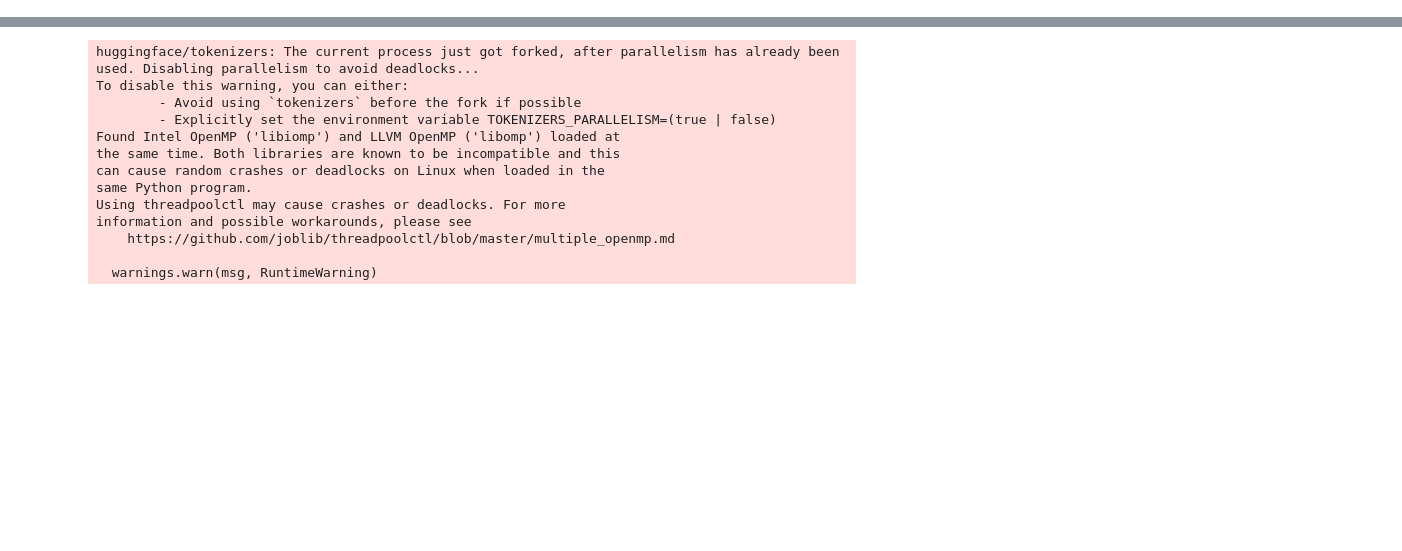
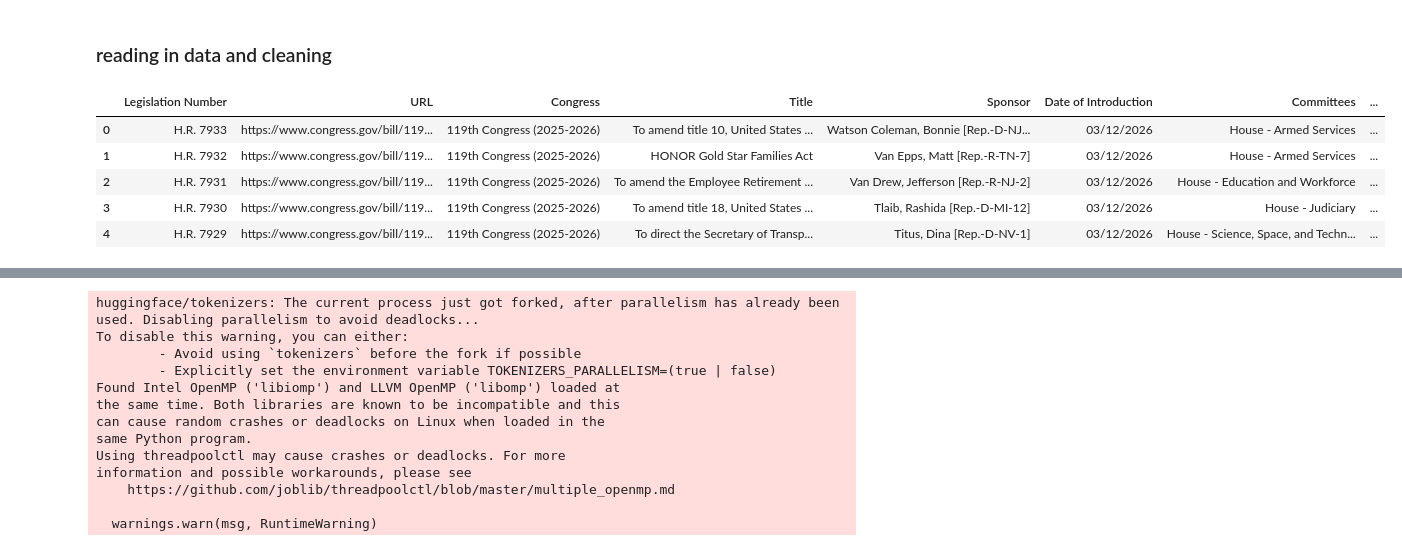
Before and after one commit to maddyjin/ds4420project, a Jupyter notebook: eda/bill_categories.ipynb, the cells around one changed output, grey strips where cells are left out. Drawn from its saved outputs; the diff is of its cells as text; code cells hidden in the pictures; blank space fills up the shorter version.

```diff
--- a/eda/bill_categories.ipynb
+++ b/eda/bill_categories.ipynb
@@ -15,0 +24,16 @@ from collections import Counter
+# %% [markdown]
+### reading in data and cleaning
+# %%
+# data downloaded from online, 2500 bills in bills1.csv
+bills1_df = pd.read_csv(
+    "../data/bills/bills1.csv",
+    skiprows=2
+)
+bills1_df.head()
+# %% [output]
+|  | Legislation Number | URL | Congress | Title | Sponsor | Date of Introduction | Committees | ... |
+| 0 | H.R. 7933 | https://www.congress.gov/bill/119... | 119th Congress (2025-2026) | To amend title 10, United States ... | Watson Coleman, Bonnie [Rep.-D-NJ... | 03/12/2026 | House - Armed Services | ... |
+| 1 | H.R. 7932 | https://www.congress.gov/bill/119... | 119th Congress (2025-2026) | HONOR Gold Star Families Act | Van Epps, Matt [Rep.-R-TN-7] | 03/12/2026 | House - Armed Services | ... |
+| 2 | H.R. 7931 | https://www.congress.gov/bill/119... | 119th Congress (2025-2026) | To amend the Employee Retirement ... | Van Drew, Jefferson [Rep.-R-NJ-2] | 03/12/2026 | House - Education and Workforce | ... |
+| 3 | H.R. 7930 | https://www.congress.gov/bill/119... | 119th Congress (2025-2026) | To amend title 18, United States ... | Tlaib, Rashida [Rep.-D-MI-12] | 03/12/2026 | House - Judiciary | ... |
+| 4 | H.R. 7929 | https://www.congress.gov/bill/119... | 119th Congress (2025-2026) | To direct the Secretary of Transp... | Titus, Dina [Rep.-D-NV-1] | 03/12/2026 | House - Science, Space, and Techn... | ... |
```
Also changed, not shown: parts of 18 cells of this notebook, 11 other files.
